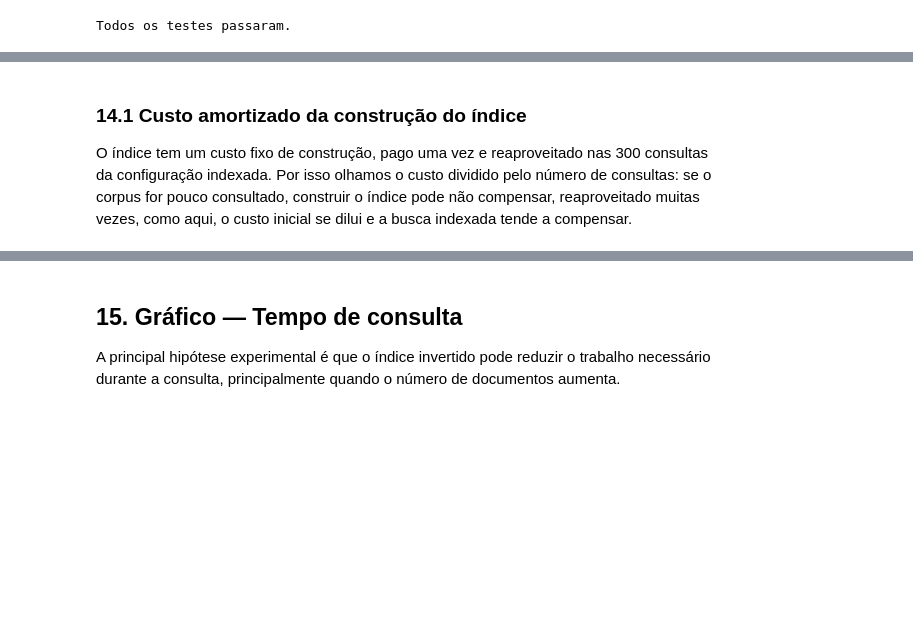
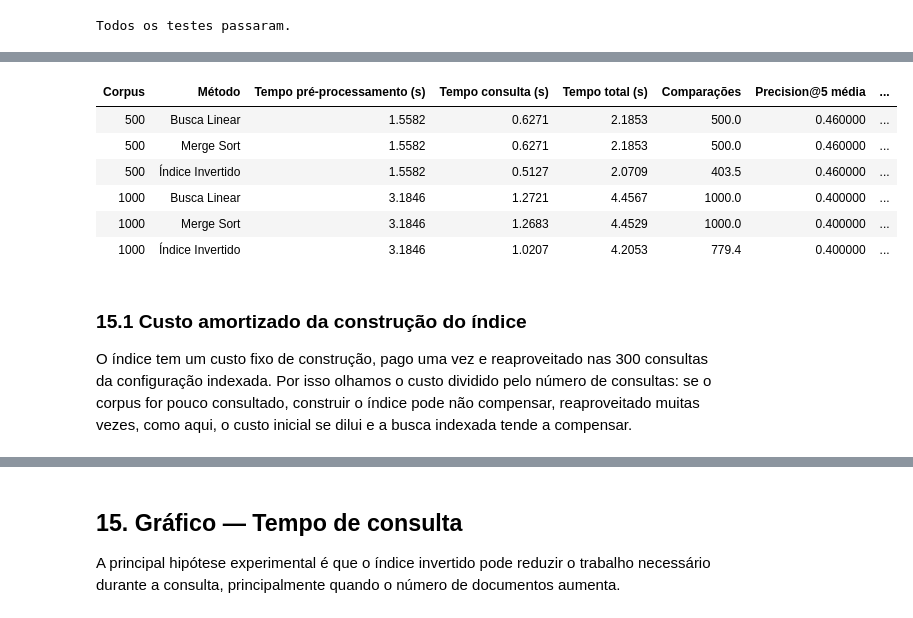
Before and after one commit to Leonardodcomp/PAA_UFS_2026_2_Ferreira_Iris_Ferreira_Jose_Lisboa_Clariane_Santos_Thiago_Santos_Victoria_Silva_Leo, a Jupyter notebook: recuperacao_contexto_llm_rag.ipynb, the cells around one changed output, grey strips where cells are left out. Saved outputs shown, nothing was run; the diff lists cells and outputs as text; code cells hidden in the pictures; blank space fills up the shorter version.

```diff
--- a/recuperacao_contexto_llm_rag.ipynb
+++ b/recuperacao_contexto_llm_rag.ipynb
@@ -683,5 +937,41 @@ display(
+# %%
+tabela_artigo = resumo.rename(columns={
+    "corpus": "Corpus",
+    "configuracao": "Método",
+    "tempo_preprocessamento_medio": "Tempo pré-processamento (s)",
+    "tempo_consulta_medio": "Tempo consulta (s)",
+    "tempo_total_medio": "Tempo total (s)",
+    "comparacoes_medias": "Comparações",
+    "precision_at_5_media": "Precision@5 média",
+    "taxa_resultado_vazio": "Taxa de resultado vazio",
+    "taxa_sem_relevante": "Taxa sem item relevante",
+    "memoria_media_mb": "Memória média (MB)",
+    "memoria_maxima_mb": "Pico memória (MB)"
+})
+
+display(
+    tabela_artigo.style.format({
+        "Tempo pré-processamento (s)": "{:.4f}",
+        "Tempo consulta (s)": "{:.4f}",
+        "Tempo total (s)": "{:.4f}",
+        "Comparações": "{:.1f}",
+        "Precision@5": "{:.2f}",
+        "Taxa resultado vazio": "{:.2%}",
+        "Taxa sem relevante": "{:.2%}",
+        "Memória média (MB)": "{:.4f}",
+        "Pico memória (MB)": "{:.4f}"
+    }).hide(axis="index")
+)
+# %% [output]
+| Corpus | Método | Tempo pré-processamento (s) | Tempo consulta (s) | Tempo total (s) | Comparações | Precision@5 média | ... |
+| 500 | Busca Linear | 1.5582 | 0.6271 | 2.1853 | 500.0 | 0.460000 | ... |
+| 500 | Merge Sort | 1.5582 | 0.6271 | 2.1853 | 500.0 | 0.460000 | ... |
+| 500 | Índice Invertido | 1.5582 | 0.5127 | 2.0709 | 403.5 | 0.460000 | ... |
+| 1000 | Busca Linear | 3.1846 | 1.2721 | 4.4567 | 1000.0 | 0.400000 | ... |
+| 1000 | Merge Sort | 3.1846 | 1.2683 | 4.4529 | 1000.0 | 0.400000 | ... |
+| 1000 | Índice Invertido | 3.1846 | 1.0207 | 4.2053 | 779.4 | 0.400000 | ... |
 # %% [markdown]
-### 14.1 Custo amortizado da construção do índice
+### 15.1 Custo amortizado da construção do índice
 
 O índice tem um custo fixo de construção, pago uma vez e reaproveitado nas 300 consultas da configuração indexada. Por isso olhamos o custo dividido pelo número de consultas: se o corpus for pouco consultado, construir o índice pode não compensar, reaproveitado muitas vezes, como aqui, o custo inicial se dilui e a busca indexada tende a compensar.
 # %%
```
Also changed, not shown: parts of 18 cells of this notebook.
